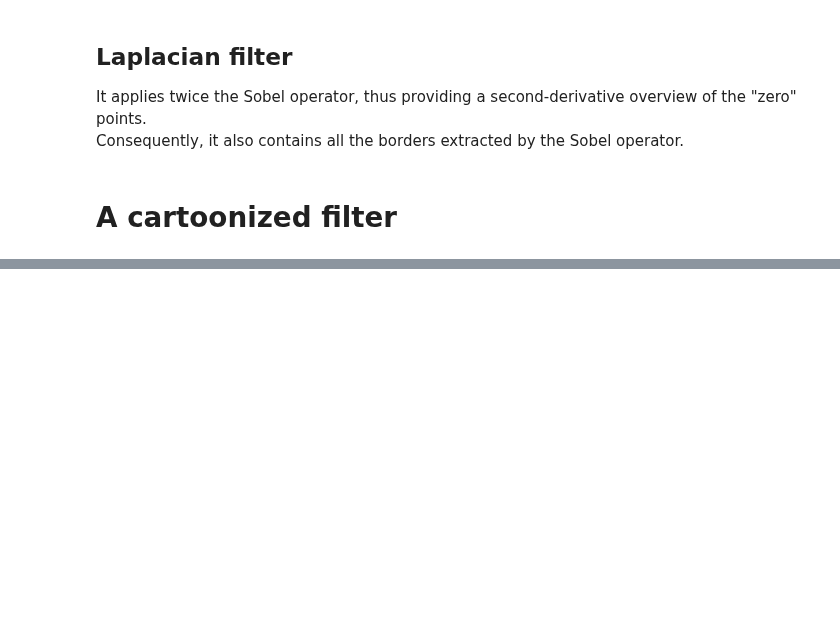
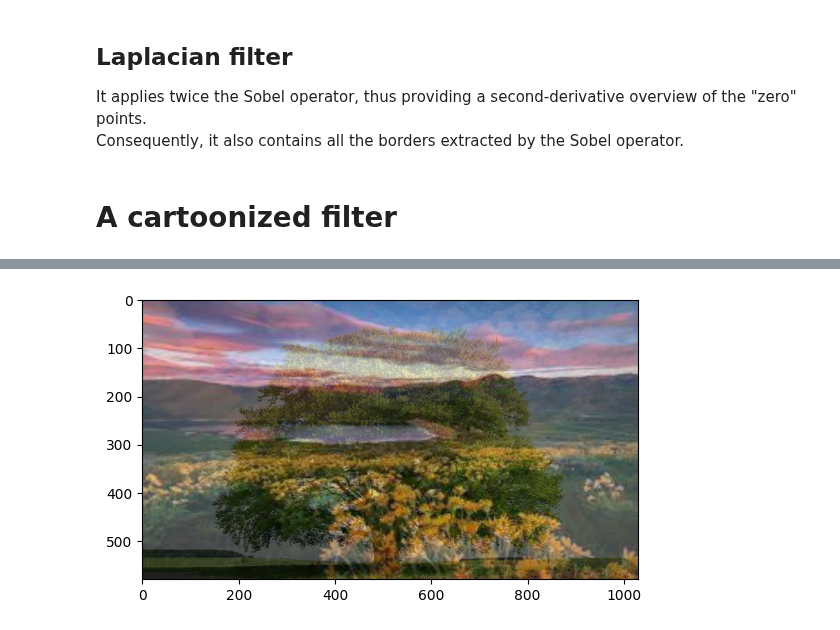
Before and after one commit to lordPachy/acsai, a Jupyter notebook: AI Lab/Class practice/filters.ipynb, the cells around one changed output, grey strips where cells are left out. Saved outputs shown, nothing was run; the diff lists cells and outputs as text; code cells hidden in the pictures; blank space fills up the shorter version.

```diff
--- a/AI Lab/Class practice/filters.ipynb
+++ b/AI Lab/Class practice/filters.ipynb
@@ -184,0 +266,11 @@ cv2.destroyAllWindows()
+# %%
+#Blending together 2 images
+
+img1 = cv2.imread('samples/tree.png')
+img2 = cv2.imread('samples/landscape.jpeg')
+
+img2_r = cv2.resize(img2, (img1.shape[1], img1.shape[0]))
+added_img = cv2.addWeighted(img1, 0.3, img2_r, 0.7, 0)
+show(added_img)
+# %% [output]
+[figure, added]
```
Also changed, not shown: parts of 8 cells of this notebook, 1 other file.
